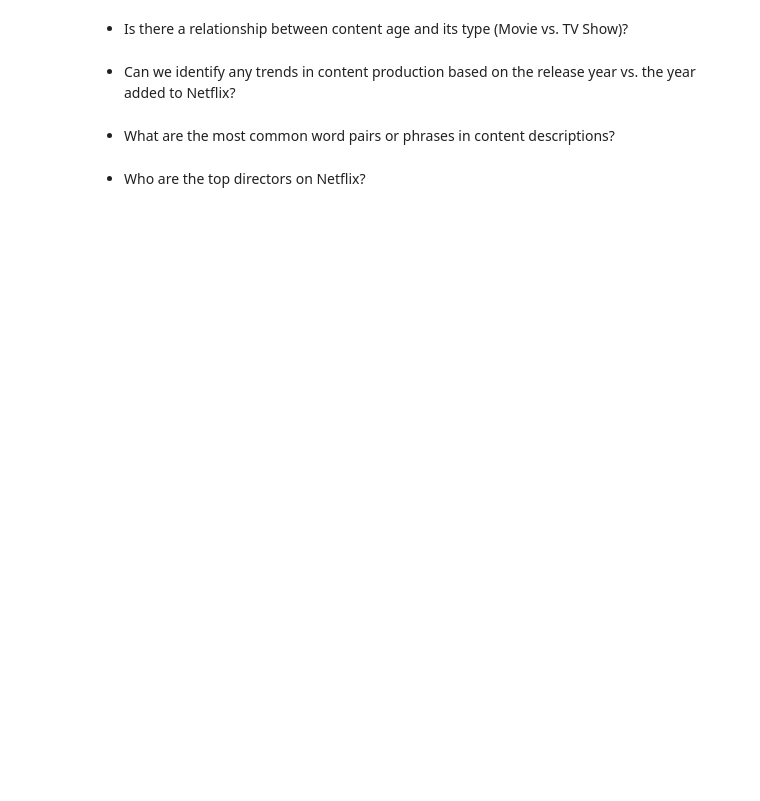
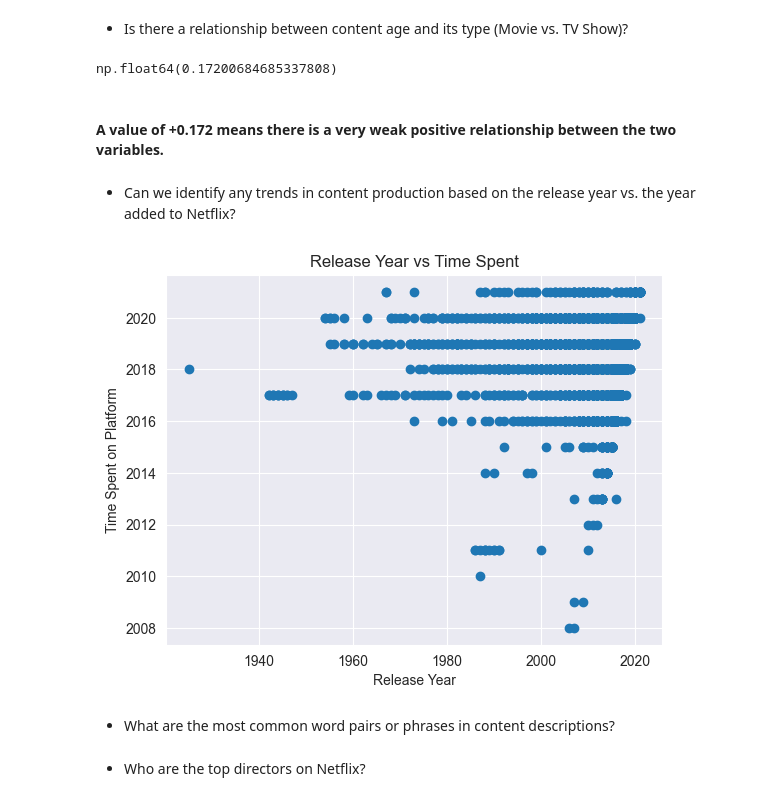
Before and after one commit to prafullpatel-dev/AI-ML-Portfolio, a Jupyter notebook: Project_2/Untitled.ipynb, the cells around one changed output. Saved outputs shown, nothing was run; the diff lists cells and outputs as text; code cells hidden in the pictures; blank space fills up the shorter version.

```diff
--- a/Project_2/Untitled.ipynb
+++ b/Project_2/Untitled.ipynb
@@ -321,7 +330,25 @@ This in-depth EDA of the Netflix dataset has revealed several key characteristic
 # %% [markdown]
 * Is there a relationship between content age and its type (Movie vs. TV Show)?
+# %%
+df['type'] = df['type'].map({'TV Show': 0, 'Movie': 1})
+# %%
+df['age_on_netflix'].corr(df['type'])
+# %% [output]
+np.float64(0.17200684685337808)
+# %% [markdown]
+#### A value of +0.172 means there is a very weak positive relationship between the two variables.
 # %% [markdown]
 * Can we identify any trends in content production based on the release year vs. the year added to Netflix?
+# %%
+import matplotlib.pyplot as plt
+
+plt.scatter(df['release_year'], df['year_added'])
+plt.xlabel("Release Year")
+plt.ylabel("Time Spent on Platform")
+plt.title("Release Year vs Time Spent")
+plt.show()
+# %% [output]
+[figure, added]
 # %% [markdown]
 * What are the most common word pairs or phrases in content descriptions?
 # %% [markdown]
```
Also changed, not shown: parts of 2 cells of this notebook, 18 other files.
